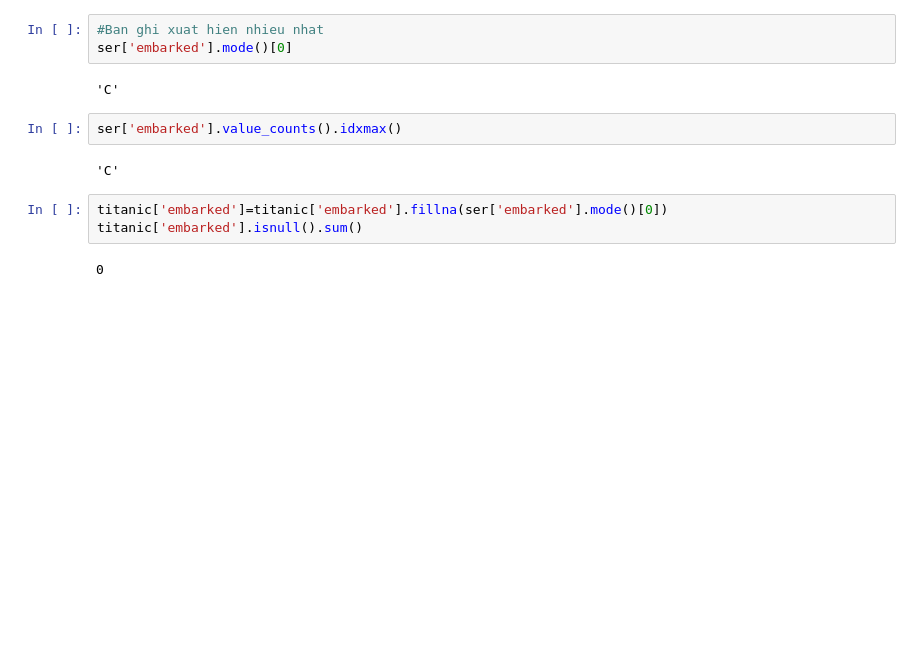
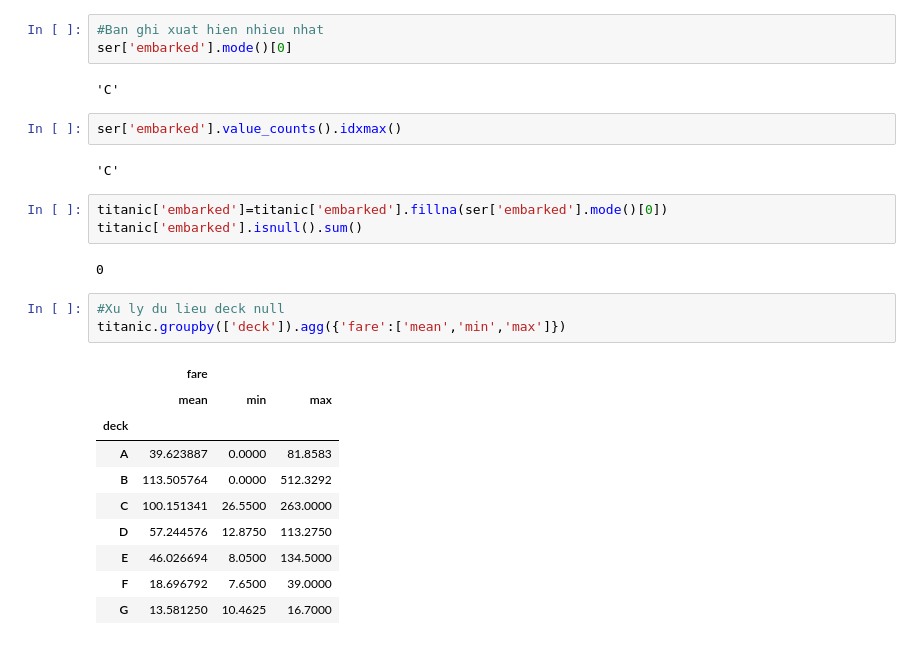
Before and after one commit to honghanhh/py40a12l2, a Jupyter notebook: lectures/lecture4/LeMinh_titanic.ipynb, the cells around one changed output. Saved outputs shown, nothing was run; the diff lists cells and outputs as text; blank space fills up the shorter version.

```diff
--- a/lectures/lecture4/LeMinh_titanic.ipynb
+++ b/lectures/lecture4/LeMinh_titanic.ipynb
@@ -281,3 +281,17 @@ titanic['embarked']=titanic['embarked'].fillna(ser['embarked'].mode()[0])
 titanic['embarked'].isnull().sum()
 # %% [output]
 0
+# %%
+#Xu ly du lieu deck null
+titanic.groupby(['deck']).agg({'fare':['mean','min','max']})
+# %% [output]
+|  | fare |  |  |
+|  | mean | min | max |
+| deck |  |  |  |
+| A | 39.623887 | 0.0000 | 81.8583 |
+| B | 113.505764 | 0.0000 | 512.3292 |
+| C | 100.151341 | 26.5500 | 263.0000 |
+| D | 57.244576 | 12.8750 | 113.2750 |
+| E | 46.026694 | 8.0500 | 134.5000 |
+| F | 18.696792 | 7.6500 | 39.0000 |
+| G | 13.581250 | 10.4625 | 16.7000 |
```
Also changed, not shown: parts of 3 cells of this notebook.
